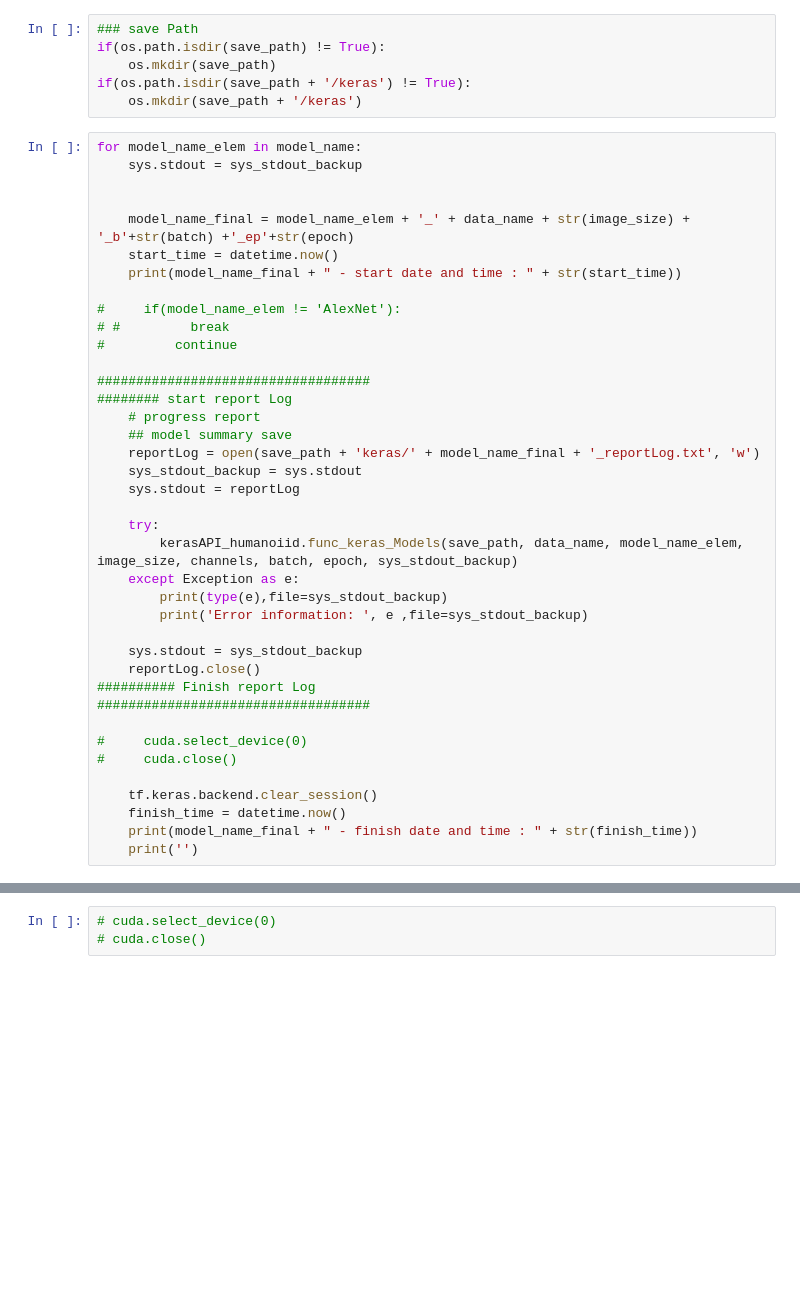
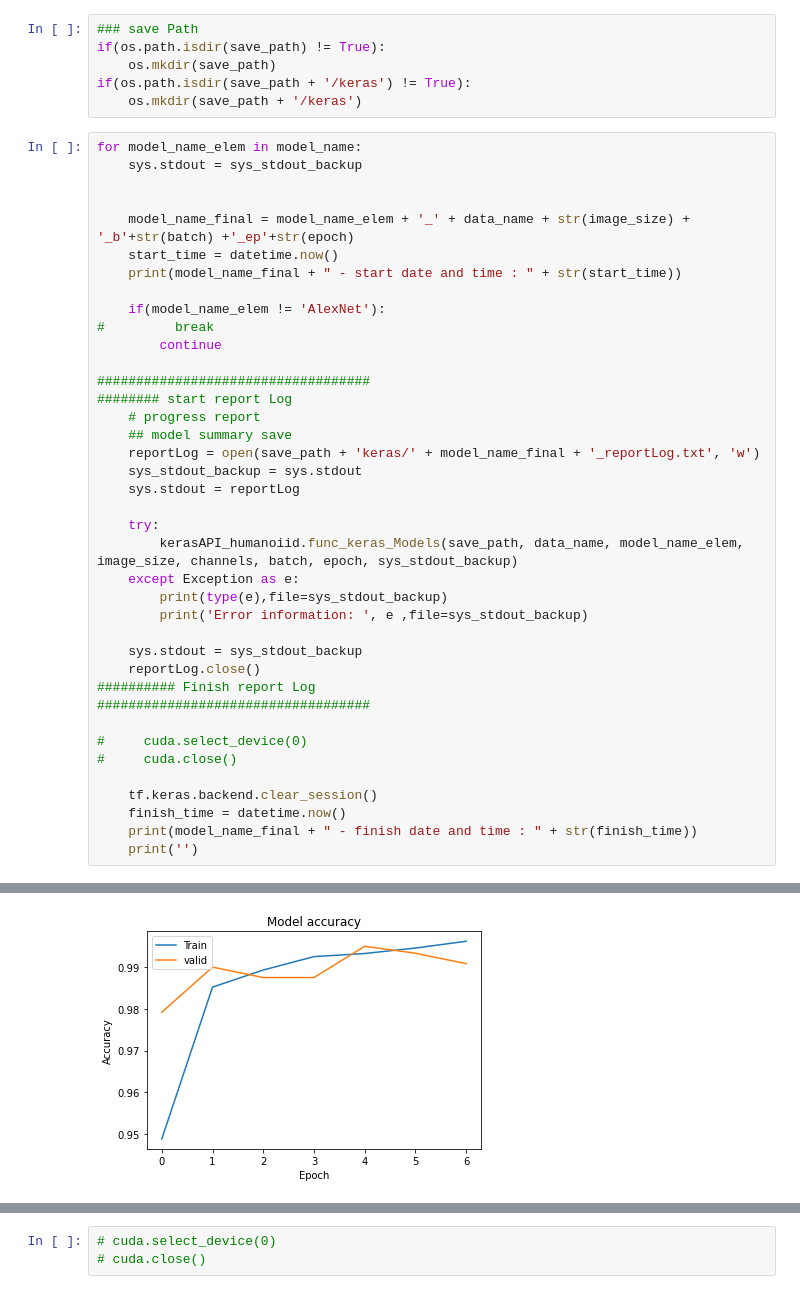
Before and after one commit to Humanoiid/Tensorflow-keras_MNIST, a Jupyter notebook: TF/test_note.ipynb, the cells around one changed output, grey strips where cells are left out. Saved outputs shown, nothing was run; the diff lists cells and outputs as text; blank space fills up the shorter version.

Commit message:
AlexNet update
Alexnet padding problem resolve

```diff
--- a/TF/test_note.ipynb
+++ b/TF/test_note.ipynb
@@ -47,9 +64,9 @@ for model_name_elem in model_name:
     start_time = datetime.now()
     print(model_name_final + " - start date and time : " + str(start_time))
 
-#     if(model_name_elem != 'AlexNet'):
-# #         break
-#         continue
+    if(model_name_elem != 'AlexNet'):
+#         break
+        continue
 
 ###################################
 ######## start report Log
@@ -77,3 +94,4 @@ for model_name_elem in model_name:
     finish_time = datetime.now()
     print(model_name_final + " - finish date and time : " + str(finish_time))
     print('')
+# %% [output]
@@ -79,0 +115 @@ for model_name_elem in model_name:
+[figure, added]
```
Also changed, not shown: parts of 8 cells of this notebook, 2 other files.
